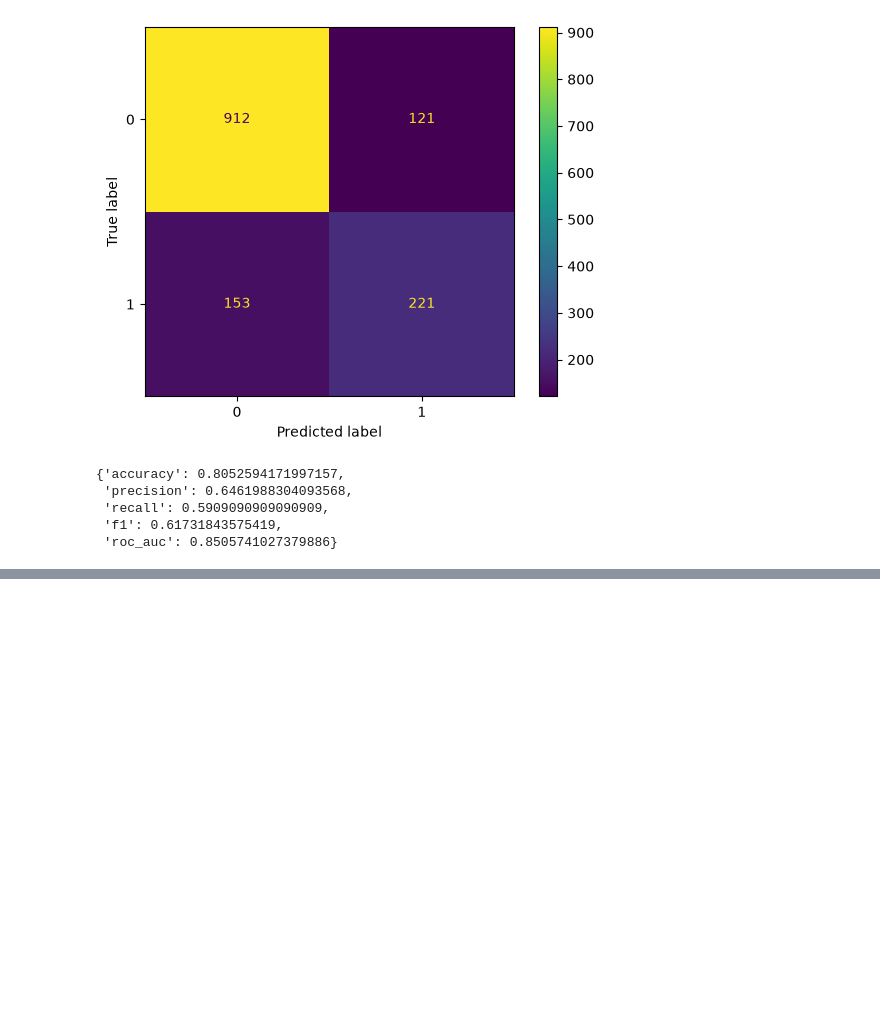
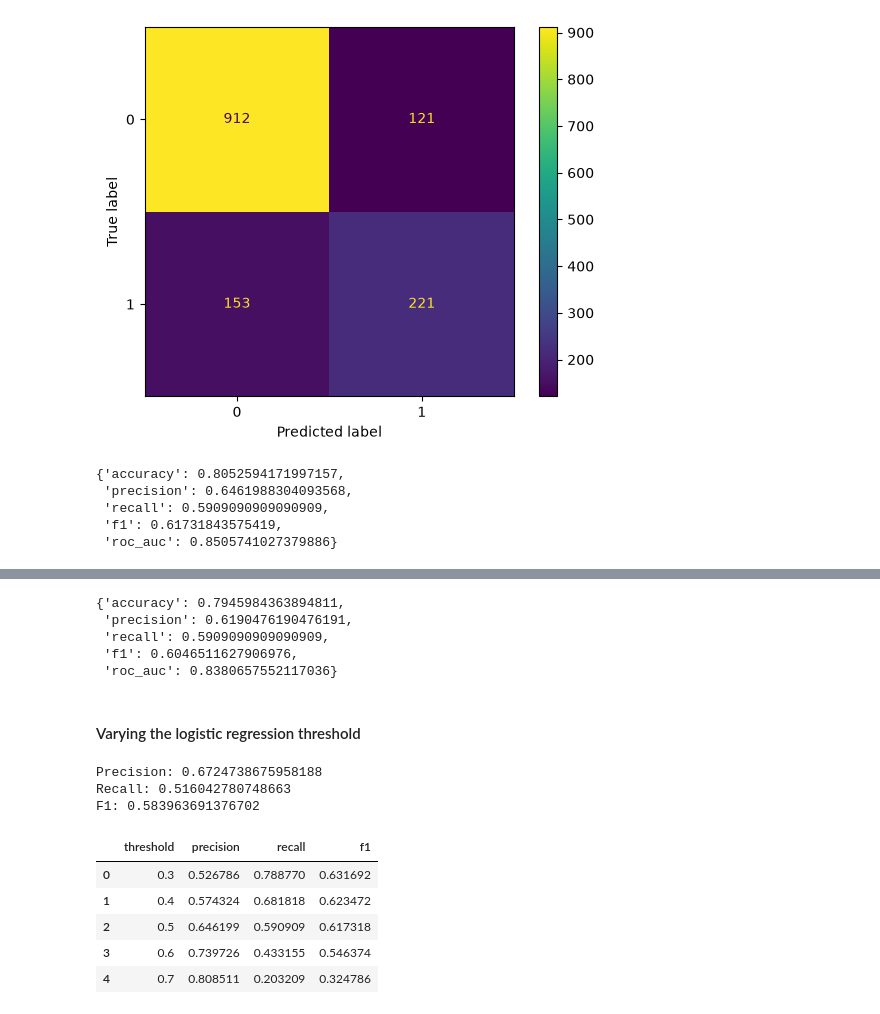
Before and after one commit to YuriGodoy/Telco_Customer_Churn, a Jupyter notebook: notebooks/modelagem.ipynb, the cells around one changed output, grey strips where cells are left out. Drawn from its saved outputs; the diff is of its cells as text; code cells hidden in the pictures; blank space fills up the shorter version.

```diff
--- a/notebooks/modelagem.ipynb
+++ b/notebooks/modelagem.ipynb
@@ -205,0 +240,40 @@ metrics_log
+# %%
+metrics_tree = evaluate_model(y_test, y_pred_tree, y_prob_tree)
+metrics_tree
+# %% [output]
+{'accuracy': 0.7945984363894811,
+ 'precision': 0.6190476190476191,
+ 'recall': 0.5909090909090909,
+ 'f1': 0.6046511627906976,
+ 'roc_auc': 0.8380657552117036}
+# %% [markdown]
+#### Varying the logistic regression threshold
+# %%
+threshold = 0.55
+y_pred_threshold = (y_prob_log >= threshold).astype(int)
+print('Precision:', precision_score(y_test, y_pred_threshold))
+print('Recall:', recall_score(y_test, y_pred_threshold))
+print('F1:', f1_score(y_test, y_pred_threshold))
+# %% [output]
+Precision: 0.6724738675958188
+Recall: 0.516042780748663
+F1: 0.583963691376702
+# %%
+rows = []
+for threshold in [0.30, 0.40, 0.50, 0.60, 0.70]:
+    pred = (y_prob_log >= threshold).astype(int)
+    rows.append({
+        'threshold': threshold,
+        'precision': precision_score(y_test, pred, zero_division=0),
+        'recall': recall_score(y_test, pred, zero_division=0),
+        'f1': f1_score(y_test, pred, zero_division=0)
+    })
+threshold_results = pd.DataFrame(rows)
+threshold_results
+# %% [output]
+|  | threshold | precision | recall | f1 |
+| 0 | 0.3 | 0.526786 | 0.788770 | 0.631692 |
+| 1 | 0.4 | 0.574324 | 0.681818 | 0.623472 |
+| 2 | 0.5 | 0.646199 | 0.590909 | 0.617318 |
+| 3 | 0.6 | 0.739726 | 0.433155 | 0.546374 |
+| 4 | 0.7 | 0.808511 | 0.203209 | 0.324786 |
```
Also changed, not shown: parts of 9 cells of this notebook.
